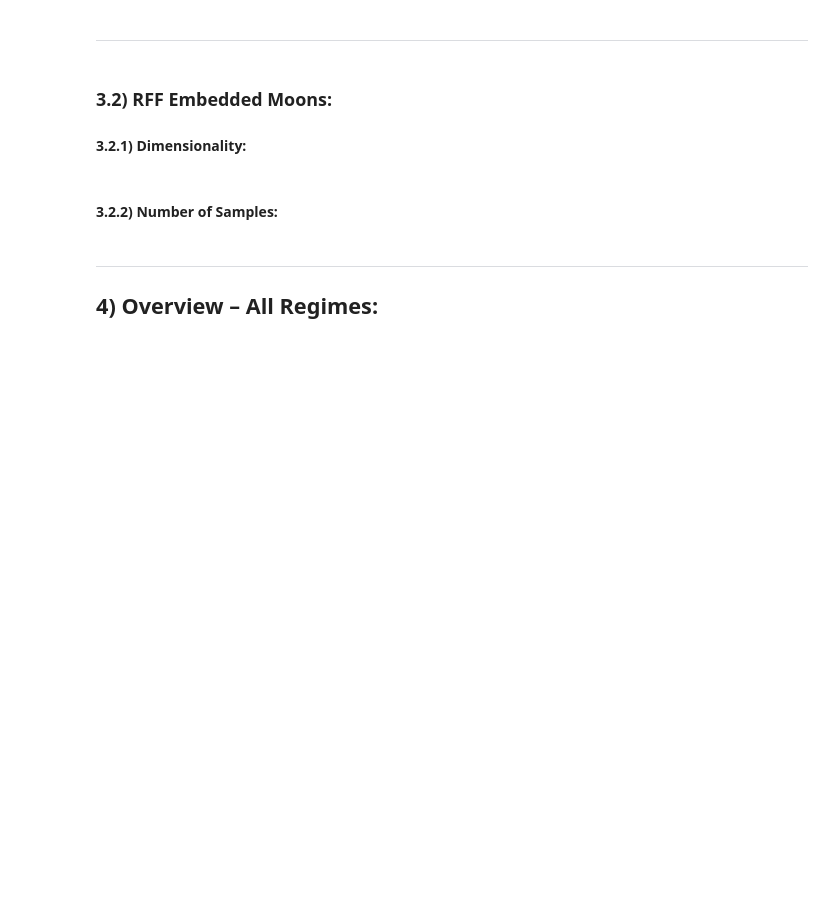
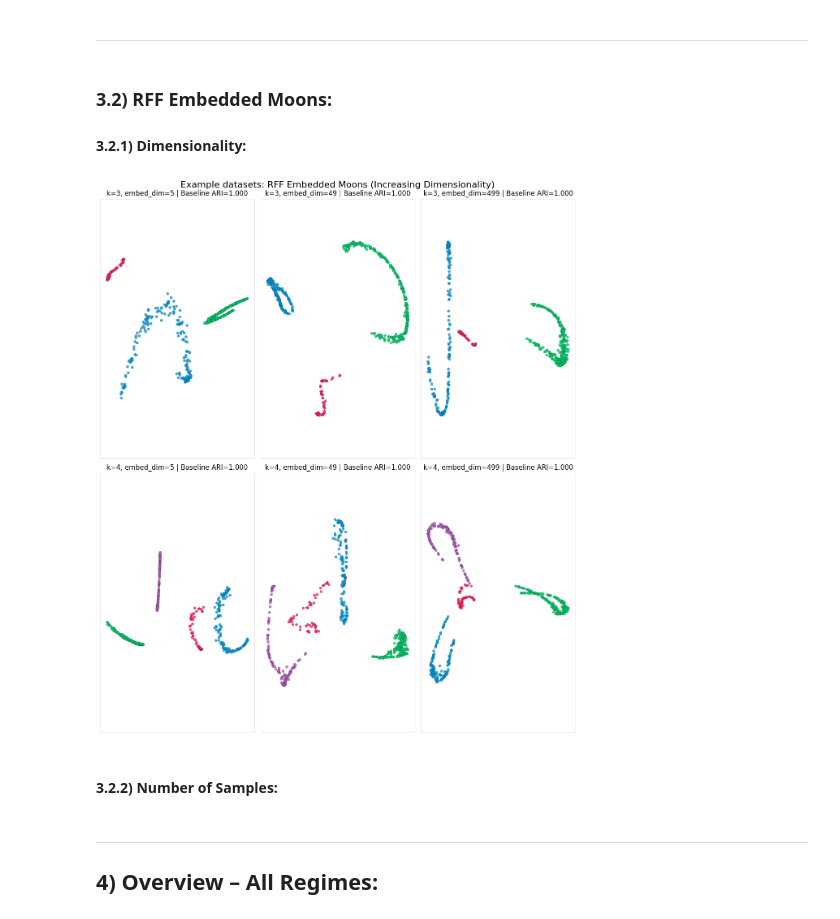
Before and after one commit to DataSlingers/CARVE, a Jupyter notebook: notebooks/Benchmarking.ipynb, the cells around one changed output. Cells and saved outputs as stored; diff of their text form; code cells hidden in the pictures; blank space fills up the shorter version.

Commit message:
updated spectral clustering in benchmarking

```diff
--- a/notebooks/Benchmarking.ipynb
+++ b/notebooks/Benchmarking.ipynb
@@ -1335,15 +807,16 @@ other_settings_moons_dimensionality = {
 # %%
 plot_examples(
     settings_by_k=settings_by_k_moons_dimensionality,
     other_settings=other_settings_moons_dimensionality,
     level_label="embed_dim",
     estimator_type="spectral",
-    spectral_quant=0.5,
     example_title="RFF Embedded Moons (Increasing Dimensionality)",
     sampler="scaling",
     n_jobs=N_JOBS,
     random_state=RANDOM_SEED,
 )
+# %% [output]
+[figure, added]
 # %%
 results_path = "../results/results_moons_dimensionality.csv"
 runtimes_path = "../results/runtimes_moons_dimensionality.csv"
```
Also changed, not shown: parts of 28 cells of this notebook, 19 other files.
